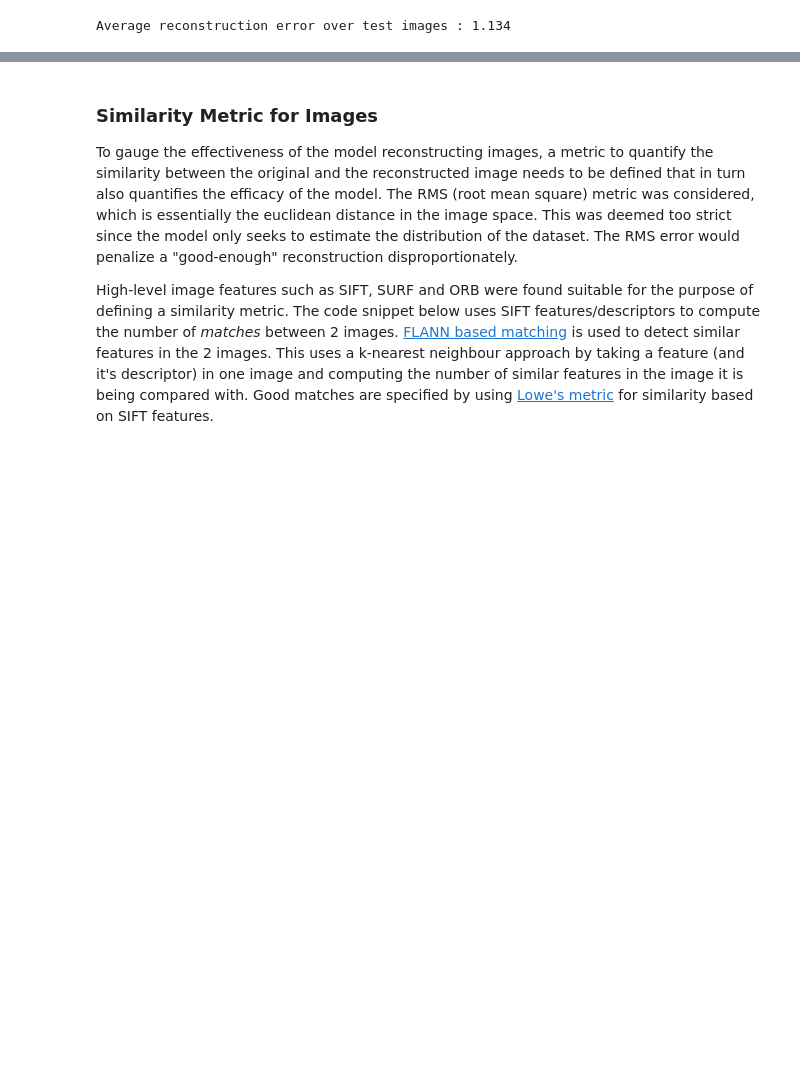
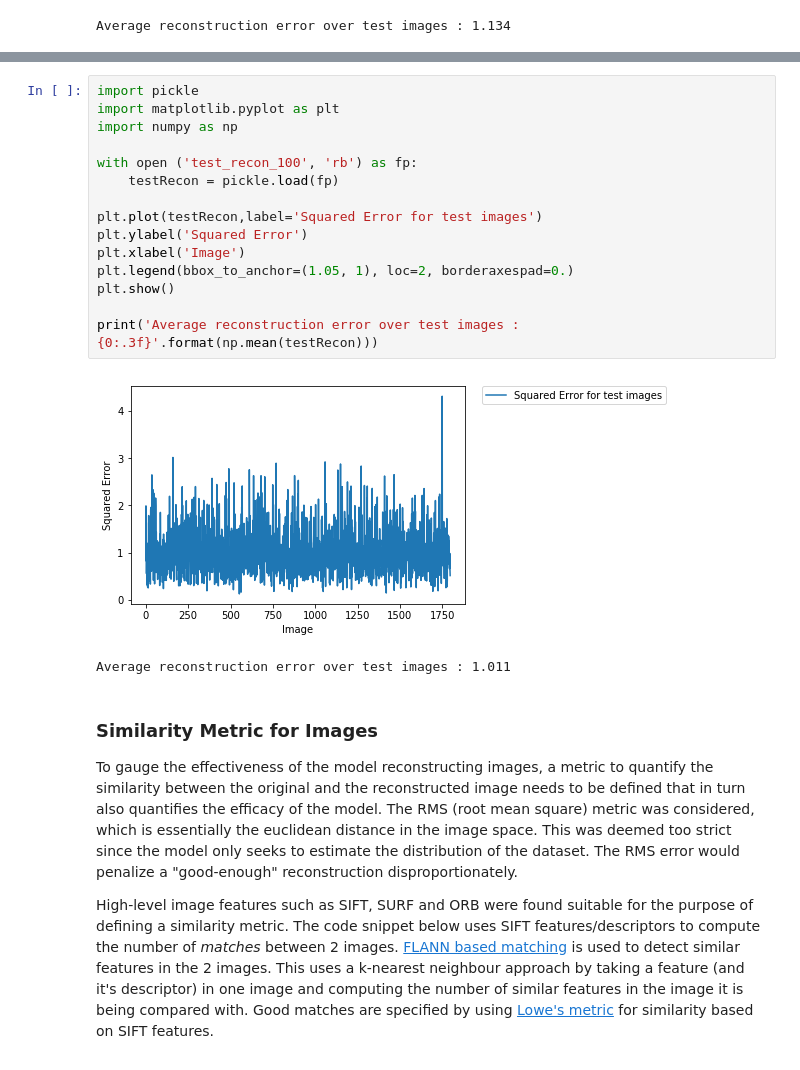
Before and after one commit to ishaanb92/Generative-Models-, a Jupyter notebook: Classifier_Documentation.ipynb, the cells around one changed output, grey strips where cells are left out. Cells and saved outputs as stored; diff of their text form; blank space fills up the shorter version.

```diff
--- a/Classifier_Documentation.ipynb
+++ b/Classifier_Documentation.ipynb
@@ -207,3 +226,21 @@ Average reconstruction error over test images : 1.134
+# %%
+import pickle
+import matplotlib.pyplot as plt
+import numpy as np
+
+with open ('test_recon_100', 'rb') as fp:
+    testRecon = pickle.load(fp)
+
+plt.plot(testRecon,label='Squared Error for test images')
+plt.ylabel('Squared Error')
+plt.xlabel('Image')
+plt.legend(bbox_to_anchor=(1.05, 1), loc=2, borderaxespad=0.)
+plt.show()
+
+print('Average reconstruction error over test images : {0:.3f}'.format(np.mean(testRecon)))
+# %% [output]
+[figure, added]
+Average reconstruction error over test images : 1.011
 # %% [markdown]
 ### Similarity Metric for Images
 
```
Also changed, not shown: parts of 1 cell of this notebook.
